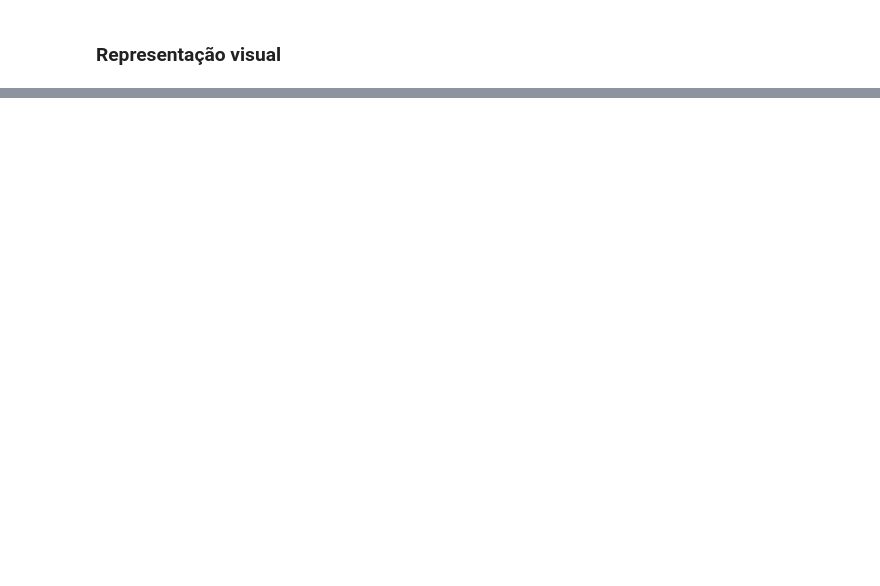
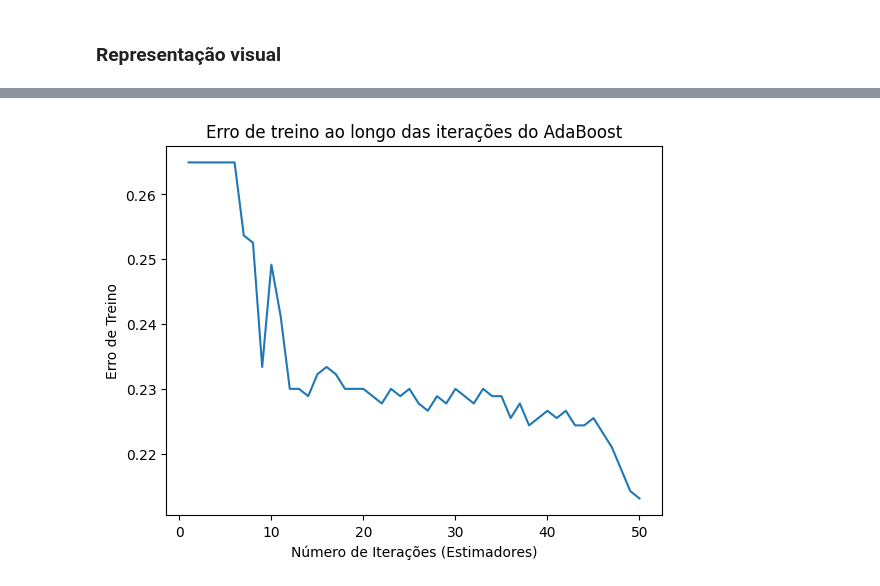
Before and after one commit to jose-alves-fn/AdaBoost, a Jupyter notebook: GEIA_2025_Aprendizado_de_Máquina_Avançado_Adaboost.ipynb, the cells around one changed output, grey strips where cells are left out. Saved outputs shown, nothing was run; the diff lists cells and outputs as text; code cells hidden in the pictures; blank space fills up the shorter version.

Commit message:
atualizando com implementacao do modelo e visualizacao

```diff
--- a/GEIA_2025_Aprendizado_de_Máquina_Avançado_Adaboost.ipynb
+++ b/GEIA_2025_Aprendizado_de_Máquina_Avançado_Adaboost.ipynb
@@ -533,0 +533,14 @@ O Adaboost realiza sua predição final baseando-se sinal da soma ponderada das
+# %%
+# Instanciando um classificador do AdaBoost
+from sklearn.ensemble import AdaBoostClassifier
+from sklearn.tree import DecisionTreeClassifier
+
+modelo = AdaBoostClassifier(
+    estimator=DecisionTreeClassifier(max_depth=1),
+    n_estimators=50,
+    learning_rate=1.0,
+    random_state=5
+)
+# %%
+# Treinando
+modelo.fit(x_treino, y_treino)
@@ -533,0 +550,4 @@ O Adaboost realiza sua predição final baseando-se sinal da soma ponderada das
+# %%
+# Predição
+y_pred = modelo.predict(x_teste)
+y_pred
@@ -535,0 +653,12 @@ O Adaboost realiza sua predição final baseando-se sinal da soma ponderada das
+# %%
+train_errors = []
+for y_pred in modelo.staged_predict(x_treino):
+    train_errors.append(1 - accuracy_score(y_treino, y_pred))
+
+plt.plot(range(1, len(train_errors)+1), train_errors)
+plt.xlabel("Número de Iterações (Estimadores)")
+plt.ylabel("Erro de Treino")
+plt.title("Erro de treino ao longo das iterações do AdaBoost")
+plt.show()
+# %% [output]
+[figure, added]
```
Also changed, not shown: parts of 16 cells of this notebook.
